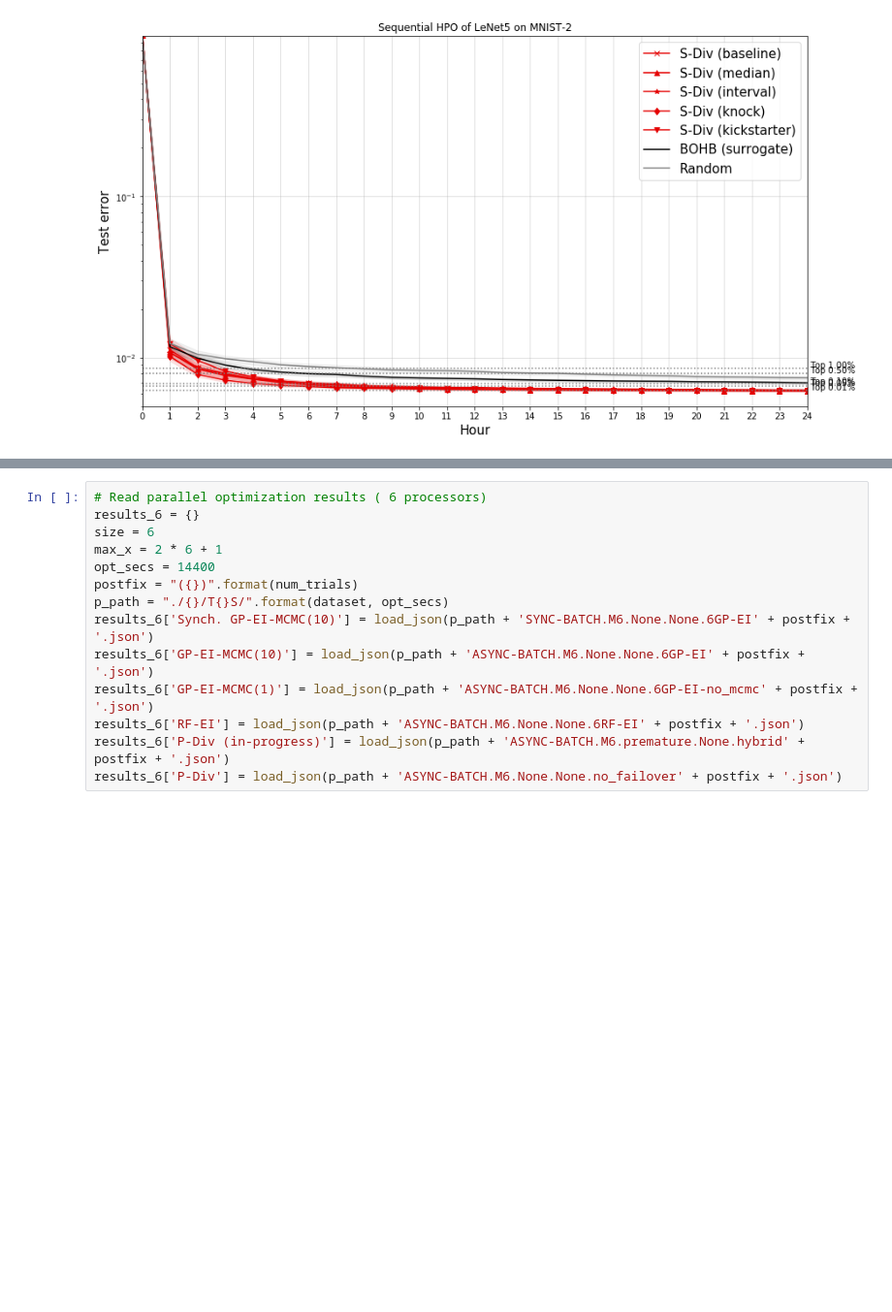
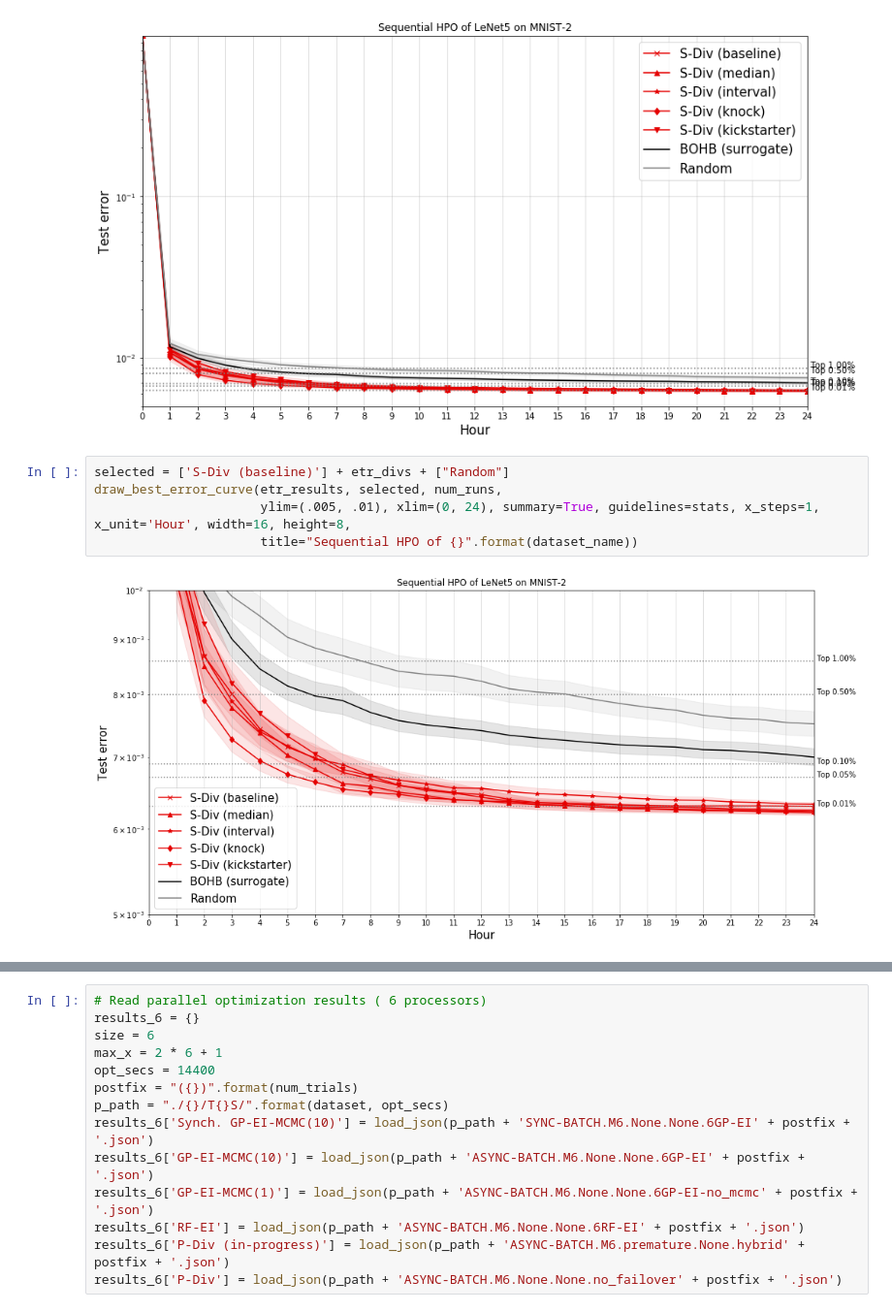
Before and after one commit to yongjinkim49/ecml, a Jupyter notebook: results/[ICML19] MINST-LeNet5(2) performance evaluation.ipynb, the cells around one changed output, grey strips where cells are left out. Shown at 97% size. Cells and saved outputs as stored; diff of their text form; blank space fills up the shorter version.

```diff
--- a/results/[ICML19] MINST-LeNet5(2) performance evaluation.ipynb
+++ b/results/[ICML19] MINST-LeNet5(2) performance evaluation.ipynb
@@ -129,6 +129,13 @@ draw_best_error_curve(etr_results, selected, num_runs,
                       title="Sequential HPO of {}".format(dataset_name))
 # %% [output]
 [figure]
+# %%
+selected = ['S-Div (baseline)'] + etr_divs + ["Random"]
+draw_best_error_curve(etr_results, selected, num_runs,
+                      ylim=(.005, .01), xlim=(0, 24), summary=True, guidelines=stats, x_steps=1, x_unit='Hour', width=16, height=8,
+                      title="Sequential HPO of {}".format(dataset_name))
+# %% [output]
+[figure, added]
 # %%
 selected = ['S-Div (baseline)'] + etr_divs + ["Random"]
 draw_best_error_curve(etr_results, selected, num_runs,
```
Also changed, not shown: parts of 6 cells of this notebook, 5 other files.
